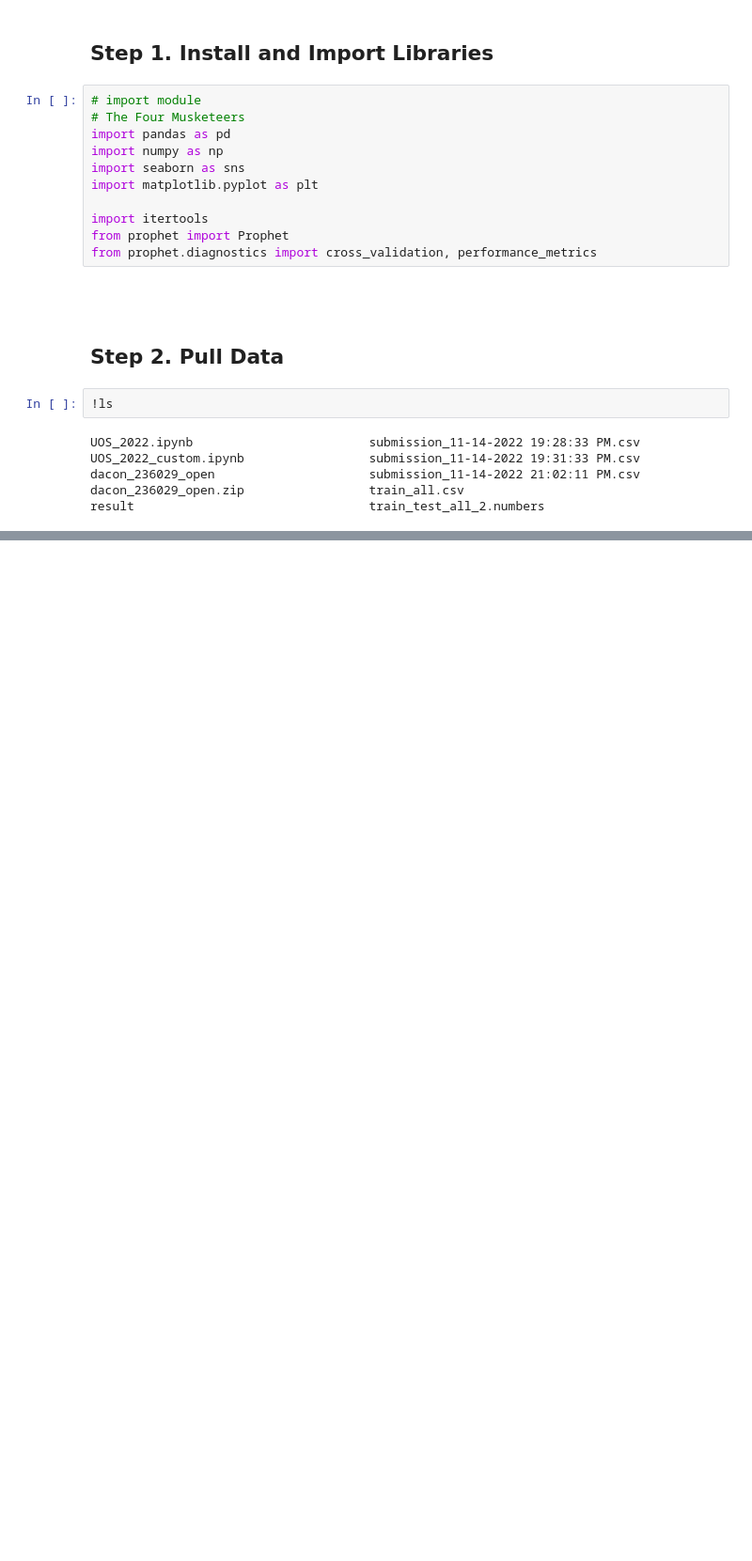
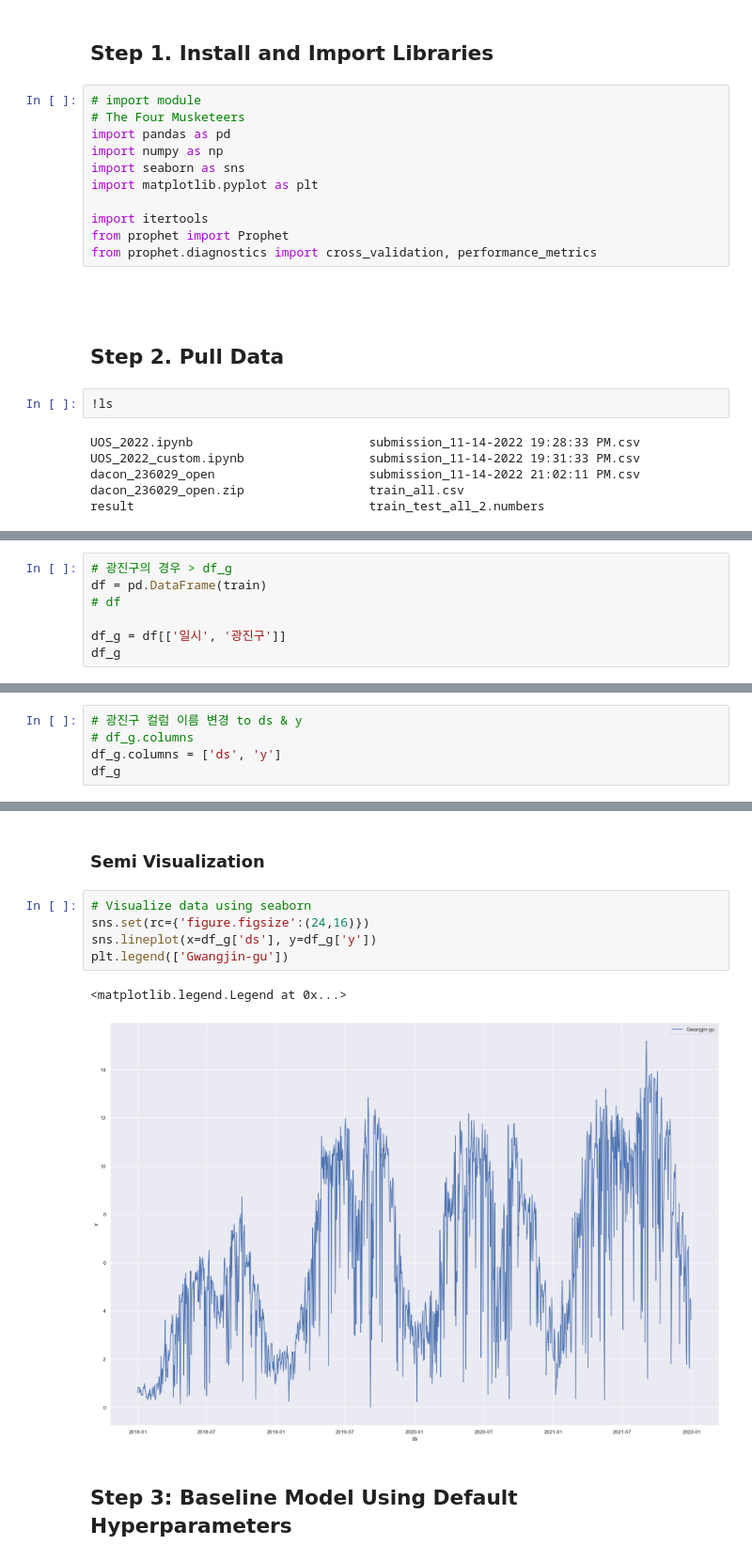
Before and after one commit to sainthm/MGS_AI_DS, a Jupyter notebook: YDK/ML/project/dacon/UOS_2022/UOS_2022_custom.ipynb, the cells around one changed output, grey strips where cells are left out. Shown at 94% size. Saved outputs shown, nothing was run; the diff lists cells and outputs as text; blank space fills up the shorter version.

```diff
--- a/YDK/ML/project/dacon/UOS_2022/UOS_2022_custom.ipynb
+++ b/YDK/ML/project/dacon/UOS_2022/UOS_2022_custom.ipynb
@@ -193,0 +174,7 @@ train
+# %%
+# 광진구의 경우 > df_g
+df = pd.DataFrame(train)
+# df
+
+df_g = df[['일시', '광진구']]
+df_g
@@ -193,0 +195,5 @@ train
+# %%
+# 광진구 컬럼 이름 변경 to ds & y
+# df_g.columns
+df_g.columns = ['ds', 'y']
+df_g
@@ -193,0 +227,12 @@ train
+# %% [markdown]
+### Semi Visualization
+# %%
+# Visualize data using seaborn
+sns.set(rc={'figure.figsize':(24,16)})
+sns.lineplot(x=df_g['ds'], y=df_g['y'])
+plt.legend(['Gwangjin-gu'])
+# %% [output]
+<matplotlib.legend.Legend at 0x...>
+[figure, added]
+# %% [markdown]
+## Step 3: Baseline Model Using Default Hyperparameters
```
Also changed, not shown: parts of 11 cells of this notebook.
